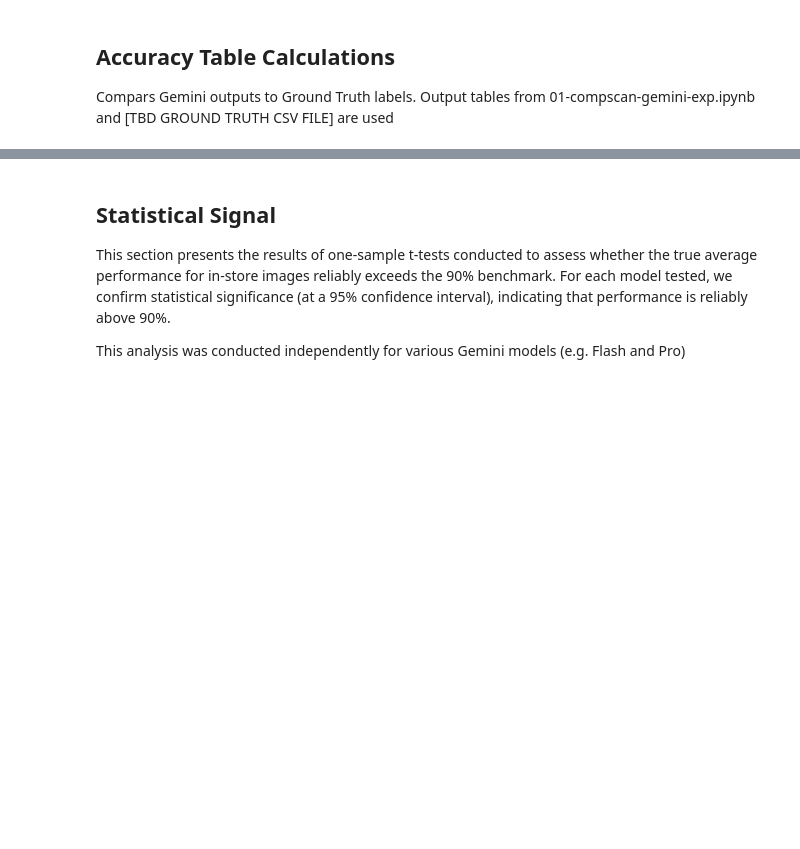
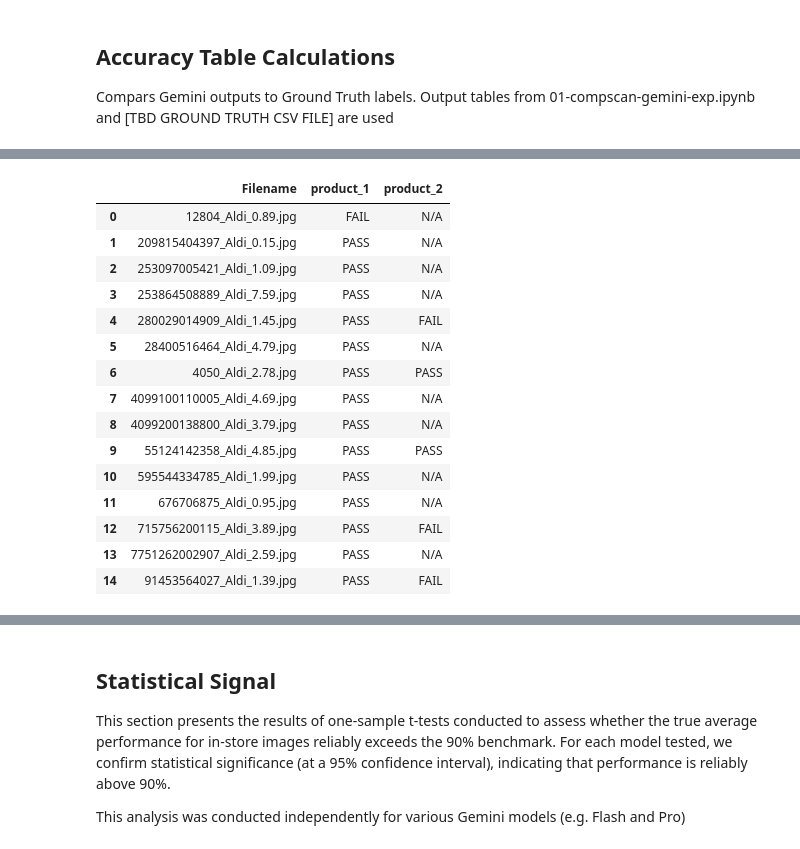
Before and after one commit to behardja/instore-image-data-extraction, a Jupyter notebook: notebooks/02-compscan-analysis.ipynb, the cells around one changed output, grey strips where cells are left out. Cells and saved outputs as stored; diff of their text form; code cells hidden in the pictures; blank space fills up the shorter version.

```diff
--- a/notebooks/02-compscan-analysis.ipynb
+++ b/notebooks/02-compscan-analysis.ipynb
@@ -8,0 +46,9 @@ Compars Gemini outputs to Ground Truth labels. Output tables from 01-compscan-ge
+# %%
+file_path_gt = '../instore_image_GT.json'  # @param
+file_path_pred = '../instore_image_predict.json'  # @param
+
+with open(file_path_gt, 'r') as file:
+    gt_dict = json.load(file)
+
+with open(file_path_pred, 'r') as file:
+    pred_dict = json.load(file)
@@ -8,0 +412,56 @@ Compars Gemini outputs to Ground Truth labels. Output tables from 01-compscan-ge
+# %%
+df_eval_results = pointwise_result.metrics_table
+
+# Assign a sequential product number within each Filename group
+df_eval_results['product_num'] = df_eval_results.groupby('Filename').cumcount() + 1
+
+# Create the desired column names (e.g., 'product_1', 'product_2').
+df_eval_results['product_col_name'] = 'product_' + df_eval_results['product_num'].astype(str)
+
+# Pivot the DataFrame.
+df_eval_results = df_eval_results.pivot_table(
+  index='Filename',
+  columns='product_col_name',
+  values='custom_text_quality/score'
+)
+
+# Clean up the resulting DataFrame
+df_eval_results = df_eval_results.reset_index()
+
+# Remove the name of the columns index for a cleaner appearance.
+df_eval_results.columns.name = None
+
+# We get the list of product columns to apply this change to.
+product_cols = [col for col in df_eval_results.columns if col.startswith('product_')]
+# Fill NaN with a placeholder (like -1) before converting to int, then handle it.
+# NaN appears for files that have fewer products than the max.
+df_eval_results[product_cols] = df_eval_results[product_cols].fillna(-1).astype(int)
+# Now replace the placeholder with a more intuitive "N/A" to show no product existed.
+df_eval_results.replace(-1, 'N/A', inplace=True)
+
+
+# Define the mapping of values to replace.
+replacement_map = {1: 'PASS', 0: 'FAIL'}
+
+# Apply the replacement to only the product columns.
+df_eval_results[product_cols] = df_eval_results[product_cols].replace(replacement_map)
+
+# Display the final wide DataFrame
+df_eval_results
+# %% [output]
+|  | Filename | product_1 | product_2 |
+| 0 | 12804_Aldi_0.89.jpg | FAIL | N/A |
+| 1 | 209815404397_Aldi_0.15.jpg | PASS | N/A |
+| 2 | 253097005421_Aldi_1.09.jpg | PASS | N/A |
+| 3 | 253864508889_Aldi_7.59.jpg | PASS | N/A |
+| 4 | 280029014909_Aldi_1.45.jpg | PASS | FAIL |
+| 5 | 28400516464_Aldi_4.79.jpg | PASS | N/A |
+| 6 | 4050_Aldi_2.78.jpg | PASS | PASS |
+| 7 | 4099100110005_Aldi_4.69.jpg | PASS | N/A |
+| 8 | 4099200138800_Aldi_3.79.jpg | PASS | N/A |
+| 9 | 55124142358_Aldi_4.85.jpg | PASS | PASS |
+| 10 | 595544334785_Aldi_1.99.jpg | PASS | N/A |
+| 11 | 676706875_Aldi_0.95.jpg | PASS | N/A |
+| 12 | 715756200115_Aldi_3.89.jpg | PASS | FAIL |
+| 13 | 7751262002907_Aldi_2.59.jpg | PASS | N/A |
+| 14 | 91453564027_Aldi_1.39.jpg | PASS | FAIL |
```
Also changed, not shown: parts of 17 cells of this notebook, 1 other file.
